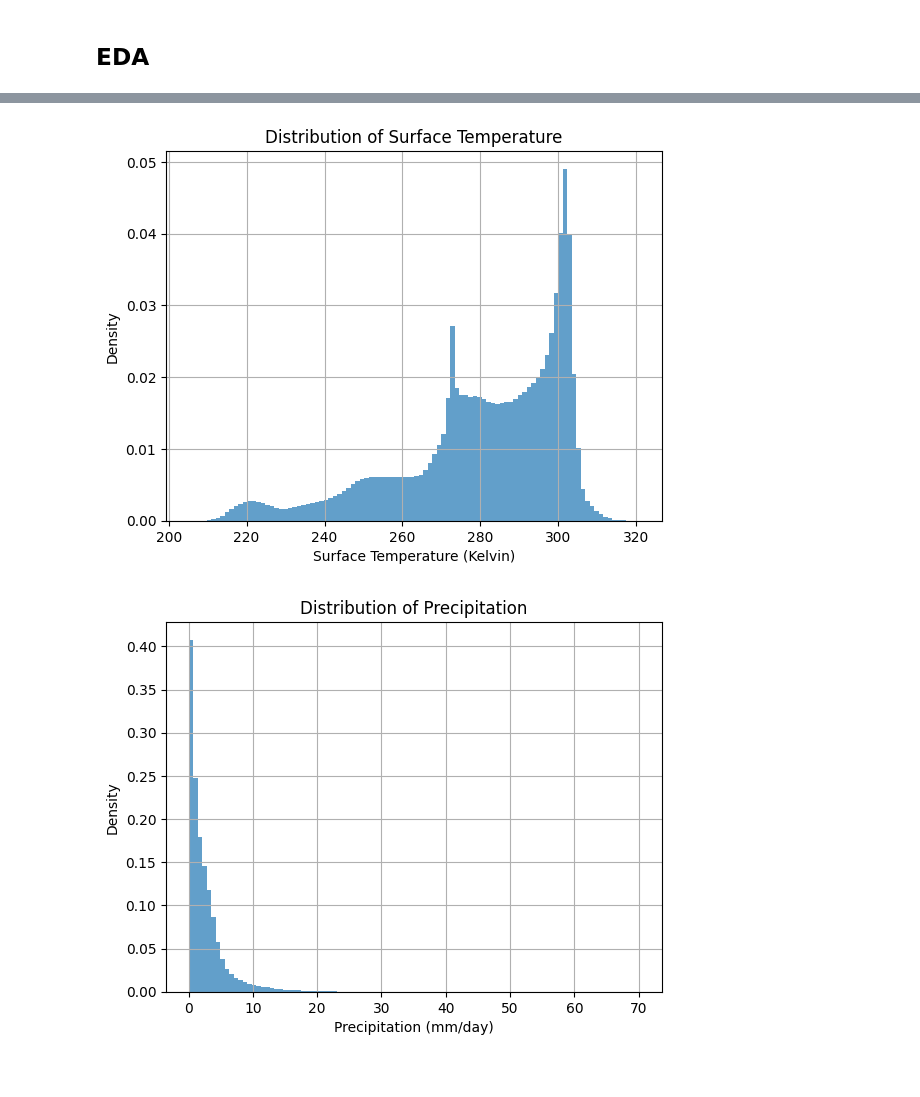
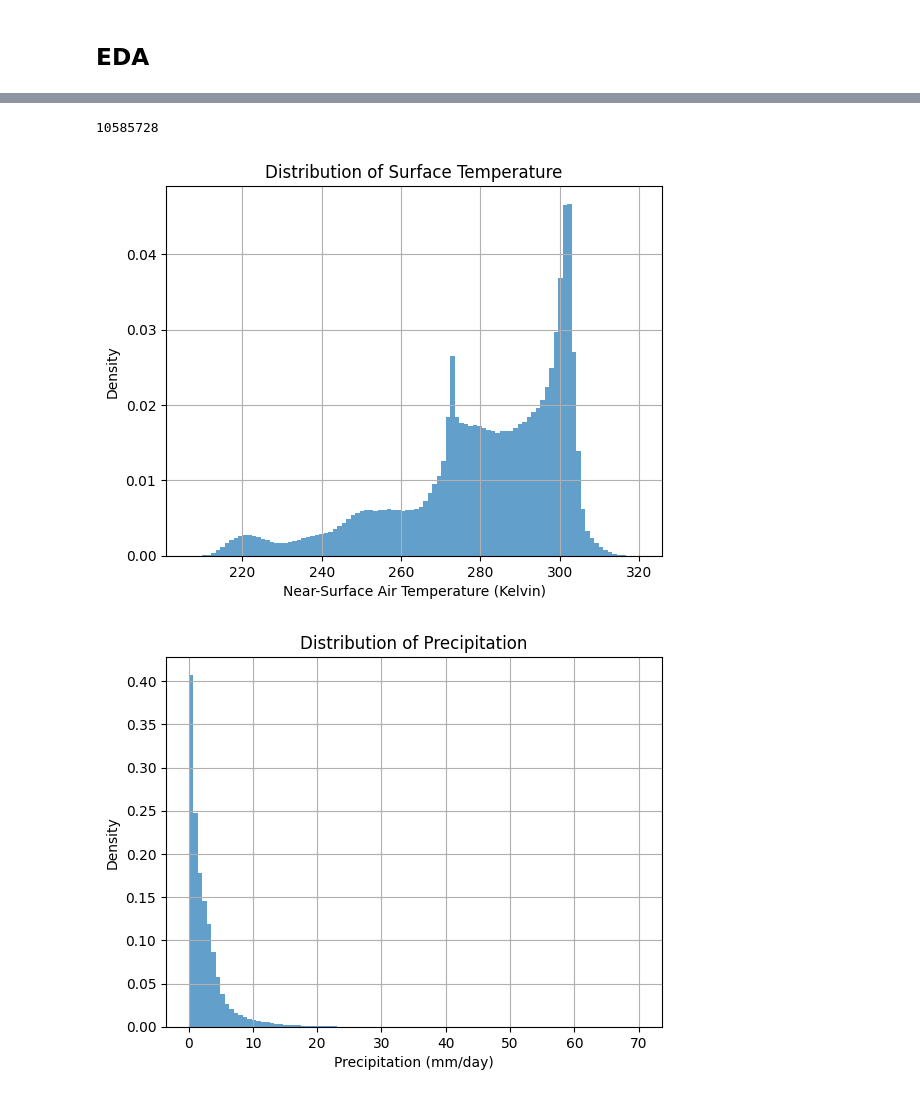
Before and after one commit to cgaldston/CSE_151B_Final_Project, a Jupyter notebook: cgaldston_attempt1.ipynb, the cells around one changed output, grey strips where cells are left out. Saved outputs shown, nothing was run; the diff lists cells and outputs as text; code cells hidden in the pictures.

```diff
--- a/cgaldston_attempt1.ipynb
+++ b/cgaldston_attempt1.ipynb
@@ -118,7 +120,7 @@ config = {
         "lr": 1e-3,
     },
     "trainer": {
-        "max_epochs": 10,
+        "max_epochs": 20,
         "accelerator": "auto",
         "devices": "auto",
         "precision": 32,
@@ -161,19 +162,21 @@ Coordinates:
 # %%
-train_data = data.sel(ssp=config["data"]["train_ssps"])
-test_data = data.sel(ssp=config["data"]["test_ssp"])
+train_data = data.sel(ssp=config["data"]["train_ssps"], member_id=0)
+test_data = data.sel(ssp=config["data"]["test_ssp"], member_id=0)
 # %%
 # Visualize distribution of surface tempurature.
 tas_flat = train_data['tas'].values.flatten()
+print(len(tas_flat))
 
 plt.hist(tas_flat, bins=100, density=True, alpha=0.7)
-plt.xlabel("Surface Temperature (Kelvin)")
+plt.xlabel("Near-Surface Air Temperature (Kelvin)")
 plt.ylabel("Density")
 plt.title("Distribution of Surface Temperature")
 plt.grid(True)
 plt.savefig("tas_distribution.png", dpi=300, bbox_inches="tight")
 plt.show()
 # %% [output]
+10585728
-[figure, old version]
+[figure, new version]
 # %%
 # Visualize distribution of precipitation.
 pr_flat = train_data['pr'].values.flatten()
```
Also changed, not shown: parts of 25 cells of this notebook.
